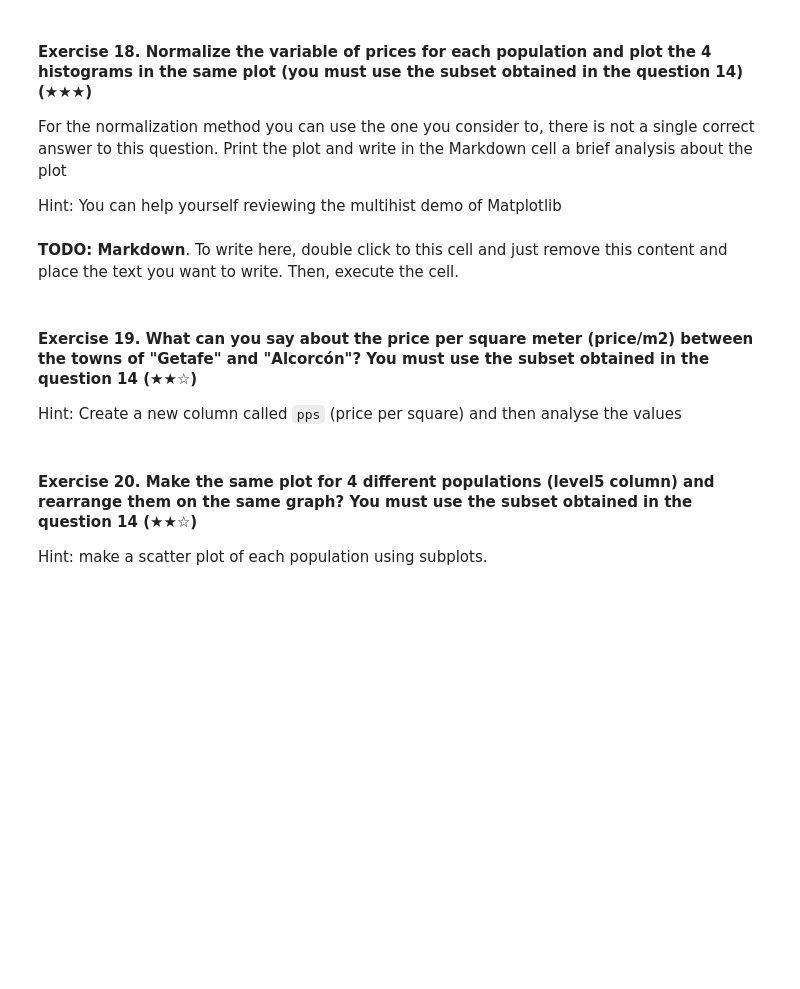
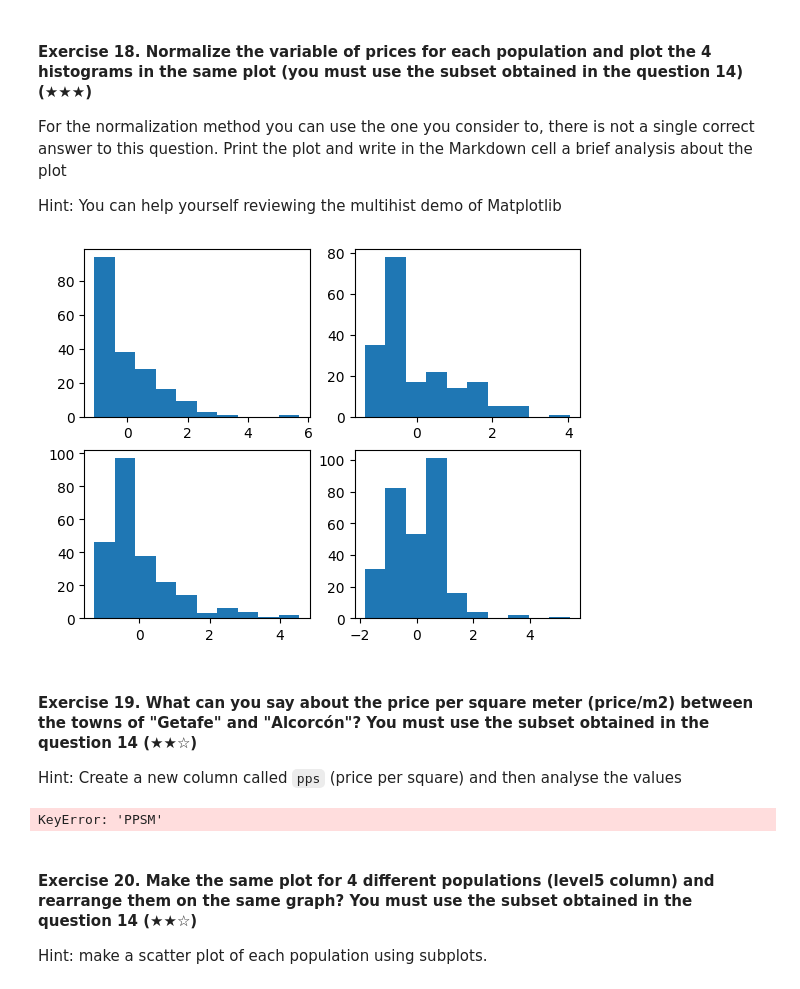
Before and after one commit to Kransky85/realestate-datacleanup-exercise, a Jupyter notebook: project.ipynb, the cells around one changed output. Cells and saved outputs as stored; diff of their text form; code cells hidden in the pictures; blank space fills up the shorter version.

```diff
--- a/project.ipynb
+++ b/project.ipynb
@@ -365,5 +339,6 @@ south_belt = ds[ds['level5'].isin(["Fuenlabrada","Leganés","Getafe","Alcorcón"
 
 Print both the address and the price of the selected house of each population. You can print a DataFrame or a single line for each population
 # %%
+max_price= south_belt.groupby('level5')['price'].max()
 
-south_belt = ds[ds['level5'].isin(["Fuenlabrada","Leganés","Getafe","Alcorcón"])]
+print(max_price)
@@ -374,17 +356,42 @@ For the normalization method you can use the one you consider to, there is not a
 
 Hint: You can help yourself reviewing the multihist demo of Matplotlib
 # %%
+normalized_prices = south_belt.groupby('level5')['price'].apply(
+    lambda x: (x - x.mean()) / x.std()
+)
+normalized_Alcoron=normalized_prices['Alcorcón']
+normalized_Fuen=normalized_prices['Fuenlabrada']
+normalized_Leg=normalized_prices['Leganés']
+normalized_Geta=normalized_prices['Getafe']
 
-south_belt = ds[ds['level5'].isin(["Fuenlabrada","Leganés","Getafe","Alcorcón"])]
+f, axs = plt.subplots(2, 2)
+axs[0,0].hist(normalized_Alcoron)
+axs[1,0].hist(normalized_Fuen)
+axs[0,1].hist(normalized_Leg)
+axs[1,1].hist(normalized_Geta)
+
+plt.show()
+# %% [output]
+[figure, added]
-# %% [markdown]
-**TODO: Markdown**. To write here, double click to this cell and just remove this content and place the text you want to write. Then, execute the cell.
 # %% [markdown]
 #### Exercise 19. What can you say about the price per square meter (price/m2) between the towns of "Getafe" and "Alcorcón"? You must use the subset obtained in the question 14 (★★☆)
 
 Hint: Create a new column called `pps` (price per square) and then analyse the values
 # %%
+south_belt = ds[ds['level5'].isin(["Fuenlabrada","Leganés","Getafe","Alcorcón"])]
 
-south_belt = ds[ds['level5'].isin(["Fuenlabrada","Leganés","Getafe","Alcorcón"])]
+geta = ds[ds['level5'] == "Getafe"]
+alco = ds[ds['level5'] == "Alcorcón"]
+
+ppsm_geta=geta['PPSM'].mean()
+ppsm_alco=alco['PPSM'].mean()
+
+print(ppsm_geta)
+print(ppsm_alco)
+
+print("The PPSM of Getafe is less than the PPSM of Alcorcon")
+# %% [output]
+KeyError: 'PPSM'
 # %% [markdown]
 #### Exercise 20. Make the same plot for 4 different populations (level5 column) and rearrange them on the same graph? You must use the subset obtained in the question 14 (★★☆)
 Hint: make a scatter plot of each population using subplots.
```
Also changed, not shown: parts of 21 cells of this notebook.
